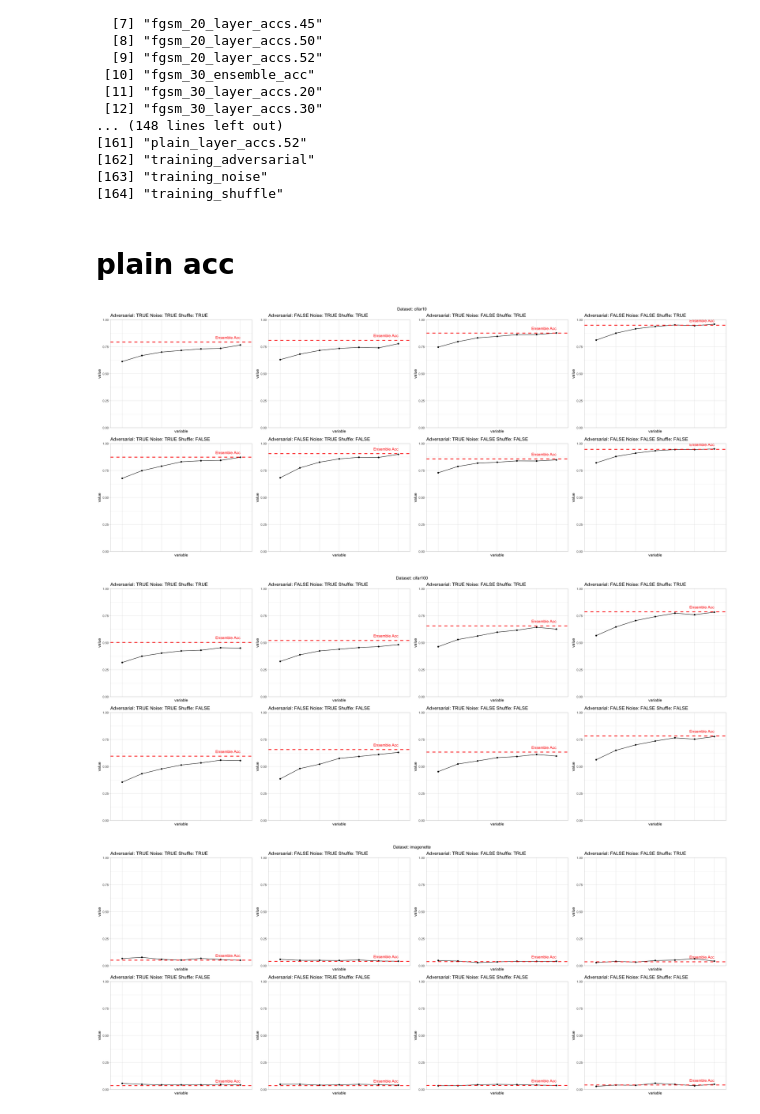
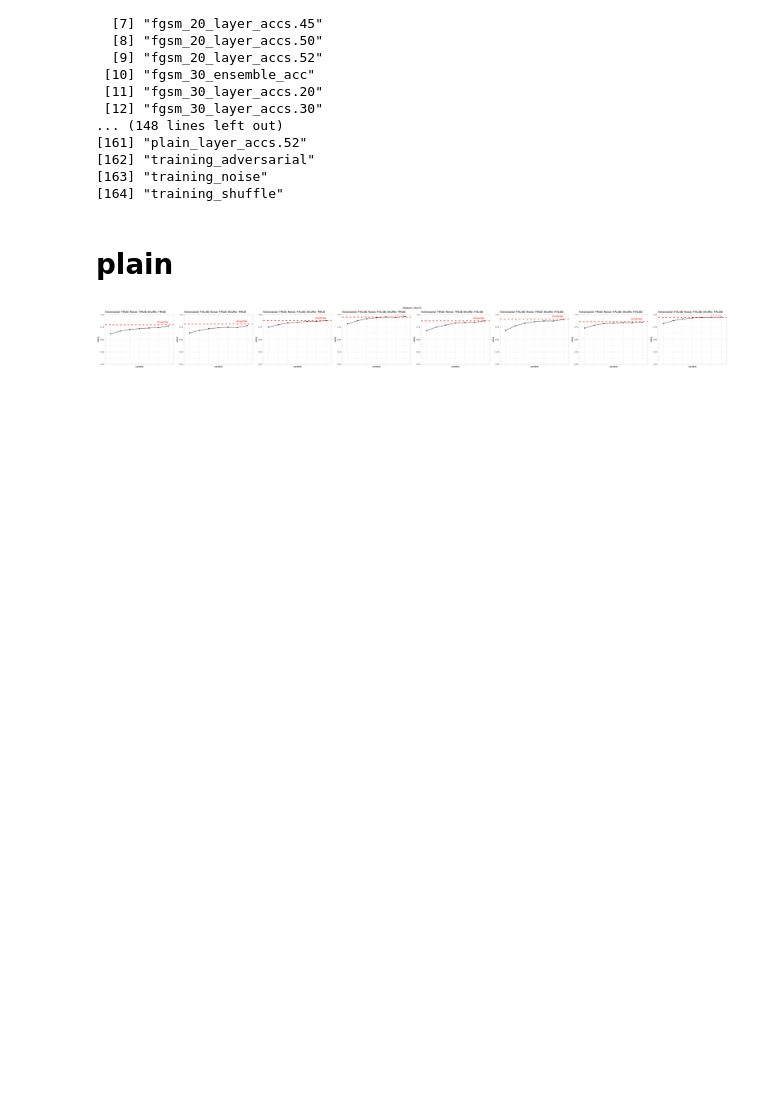
Before and after one commit to ETH-DISCO/self-ensembling, a Jupyter notebook: 2-self-ensemble/plot.ipynb, the cells around one changed output. Drawn from its saved outputs; the diff is of its cells as text; code cells hidden in the pictures; blank space fills up the shorter version.

```diff
--- a/2-self-ensemble/plot.ipynb
+++ b/2-self-ensemble/plot.ipynb
@@ -10,6 +10,10 @@ options(scipen=999)
 
 df <- ndjson::stream_in("./self_ensemble.jsonl")
 
+# df <- df[df$dataset != "cifar10",]
+df <- df[df$dataset != "cifar100",]
+df <- df[df$dataset != "imagenette",]
+
 print(names(df))
 # %% [output]
   [1] "dataset"
@@ -30,14 +34,11 @@ print(names(df))
 [163] "training_noise"
 [164] "training_shuffle"
 # %% [markdown]
-# plain acc
+# plain
 # %%
-options(repr.plot.width=25, repr.plot.height=10)
+options(repr.plot.width=40, repr.plot.height=4)
 
-acc_cols <- c("plain_layer_accs.20", "plain_layer_accs.30",
-             "plain_layer_accs.35", "plain_layer_accs.40", "plain_layer_accs.45",
-             "plain_layer_accs.50", "plain_layer_accs.52")
-
+acc_cols <- c("plain_layer_accs.20", "plain_layer_accs.30", "plain_layer_accs.35", "plain_layer_accs.40", "plain_layer_accs.45", "plain_layer_accs.50", "plain_layer_accs.52")
 
 for (ds in unique(df$dataset)) {
     df_ds <- df[df$dataset == ds,]
@@ -46,35 +47,33 @@ for (ds in unique(df$dataset)) {
     combs <- expand.grid(
         training_adversarial = c(TRUE, FALSE),
         training_noise = c(TRUE, FALSE),
         training_shuffle = c(TRUE, FALSE)
     )
     for (i in 1:nrow(combs)) {
         filtered_df <- df_ds[df_ds$training_adversarial == combs$training_adversarial[i] &
                        df_ds$training_noise == combs$training_noise[i] &
                        df_ds$training_shuffle == combs$training_shuffle[i], ]
 
         melted_df <- melt(filtered_df, measure.vars = acc_cols)
 
         p <- ggplot(data = melted_df, aes(x = variable, y = value, group = 1)) +
             geom_line() +
             geom_point() +
             ggtitle(paste(
                 "Adversarial:", combs$training_adversarial[i],
                 "Noise:", combs$training_noise[i],
                 "Shuffle:", combs$training_shuffle[i]
             )) +
             theme_light() +
             theme(axis.text.x = element_blank(), axis.ticks.x = element_blank()) +
             geom_hline(yintercept = filtered_df$plain_ensemble_acc[1], color = "red", linetype = "dashed", size = 1) +
-            annotate("text", x = length(acc_cols), y = filtered_df$plain_ensemble_acc[1], label = "Ensemble Acc", color = "red", vjust = -1.2, hjust = 1) +
+            annotate("text", x = length(acc_cols), y = filtered_df$plain_ensemble_acc[1], label = "Ensemble", color = "red", vjust = -1.2, hjust = 1) +
             scale_y_continuous(expand = c(0, 0), limits = c(0, 1))
 
         plots[[i]] <- p
     }
 
-    gridExtra::grid.arrange(grobs = plots, ncol = 4, top = paste("Dataset:", ds))
+    gridExtra::grid.arrange(grobs = plots, ncol = 8, top = paste("Dataset:", ds))
 }
 # %% [output]
-[figure, old version]
+[figure, new version]
-[figure, removed]
-[figure, removed]
```
Also changed, not shown: parts of 4 cells of this notebook.
